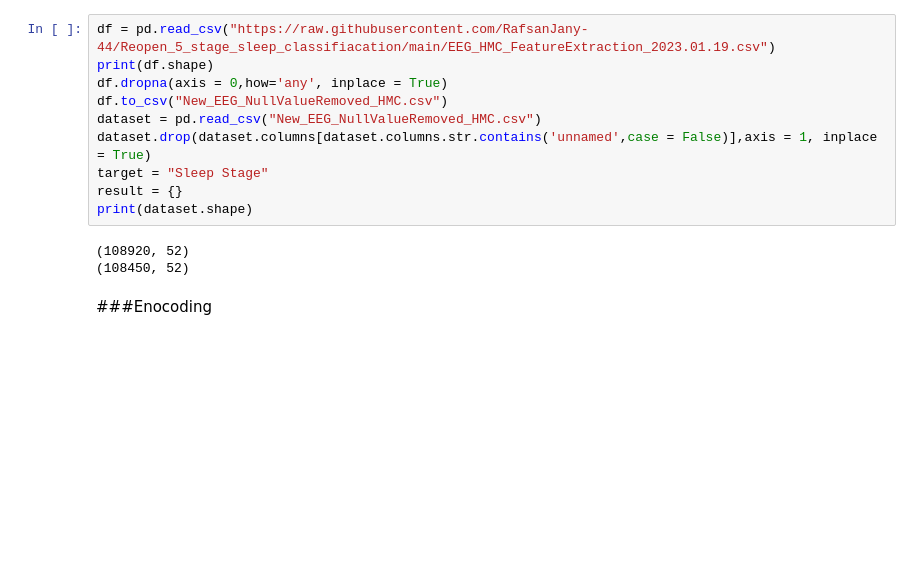
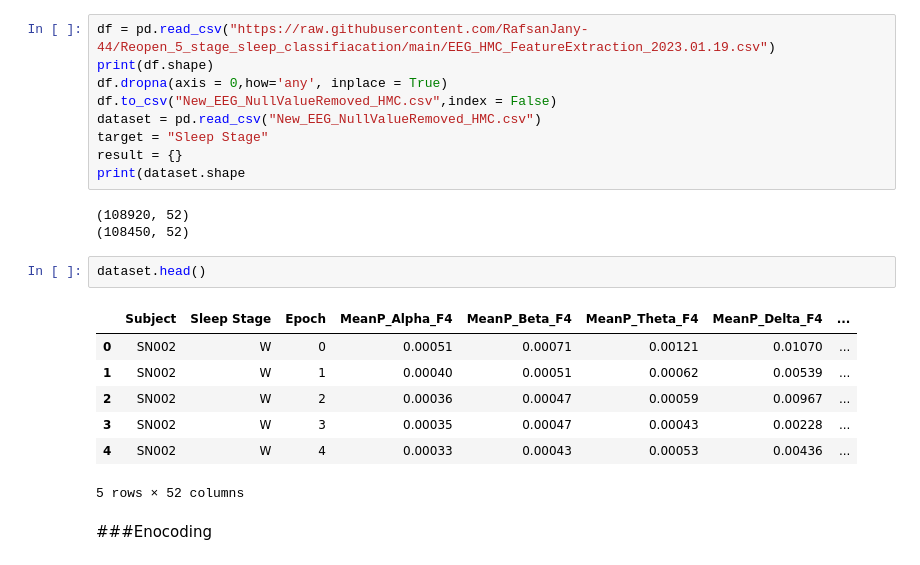
Before and after one commit to RafsanJany-44/ARC_5SSC_Experiment, a Jupyter notebook: SleepStage_EEG_EXperiment.ipynb, the cells around one changed output. Cells and saved outputs as stored; diff of their text form; blank space fills up the shorter version.

```diff
--- a/SleepStage_EEG_EXperiment.ipynb
+++ b/SleepStage_EEG_EXperiment.ipynb
@@ -86,15 +86,24 @@ def MinMaxScaleData(data):
 df = pd.read_csv("https://raw.githubusercontent.com/RafsanJany-44/Reopen_5_stage_sleep_classifiacation/main/EEG_HMC_FeatureExtraction_2023.01.19.csv")
 print(df.shape)
 df.dropna(axis = 0,how='any', inplace = True)
-df.to_csv("New_EEG_NullValueRemoved_HMC.csv")
+df.to_csv("New_EEG_NullValueRemoved_HMC.csv",index = False)
 dataset = pd.read_csv("New_EEG_NullValueRemoved_HMC.csv")
-dataset.drop(dataset.columns[dataset.columns.str.contains('unnamed',case = False)],axis = 1, inplace = True)
 target = "Sleep Stage"
 result = {}
-print(dataset.shape)
+print(dataset.shape
 # %% [output]
 (108920, 52)
 (108450, 52)
+# %%
+dataset.head()
+# %% [output]
+|  | Subject | Sleep Stage | Epoch | MeanP_Alpha_F4 | MeanP_Beta_F4 | MeanP_Theta_F4 | MeanP_Delta_F4 | ... |
+| 0 | SN002 | W | 0 | 0.00051 | 0.00071 | 0.00121 | 0.01070 | ... |
+| 1 | SN002 | W | 1 | 0.00040 | 0.00051 | 0.00062 | 0.00539 | ... |
+| 2 | SN002 | W | 2 | 0.00036 | 0.00047 | 0.00059 | 0.00967 | ... |
+| 3 | SN002 | W | 3 | 0.00035 | 0.00047 | 0.00043 | 0.00228 | ... |
+| 4 | SN002 | W | 4 | 0.00033 | 0.00043 | 0.00053 | 0.00436 | ... |
+5 rows × 52 columns
 # %% [markdown]
 ###Enocoding
 # %%
```
